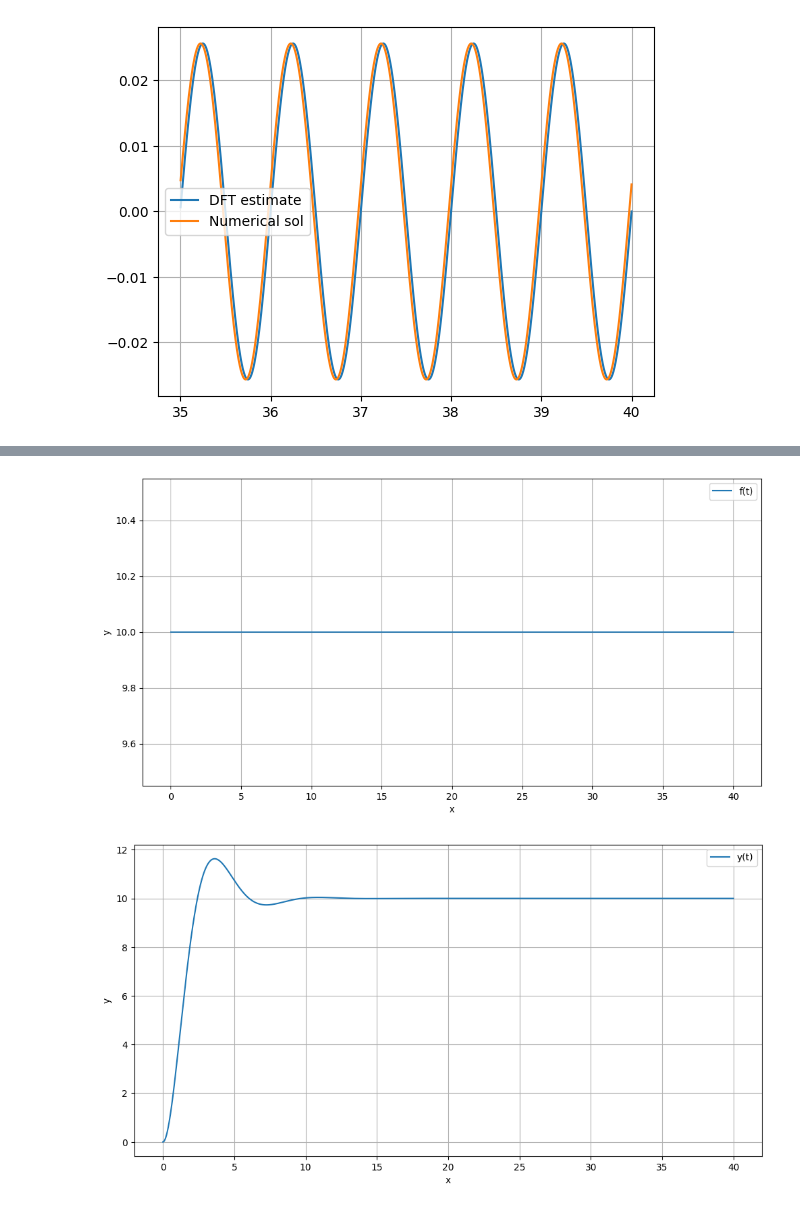
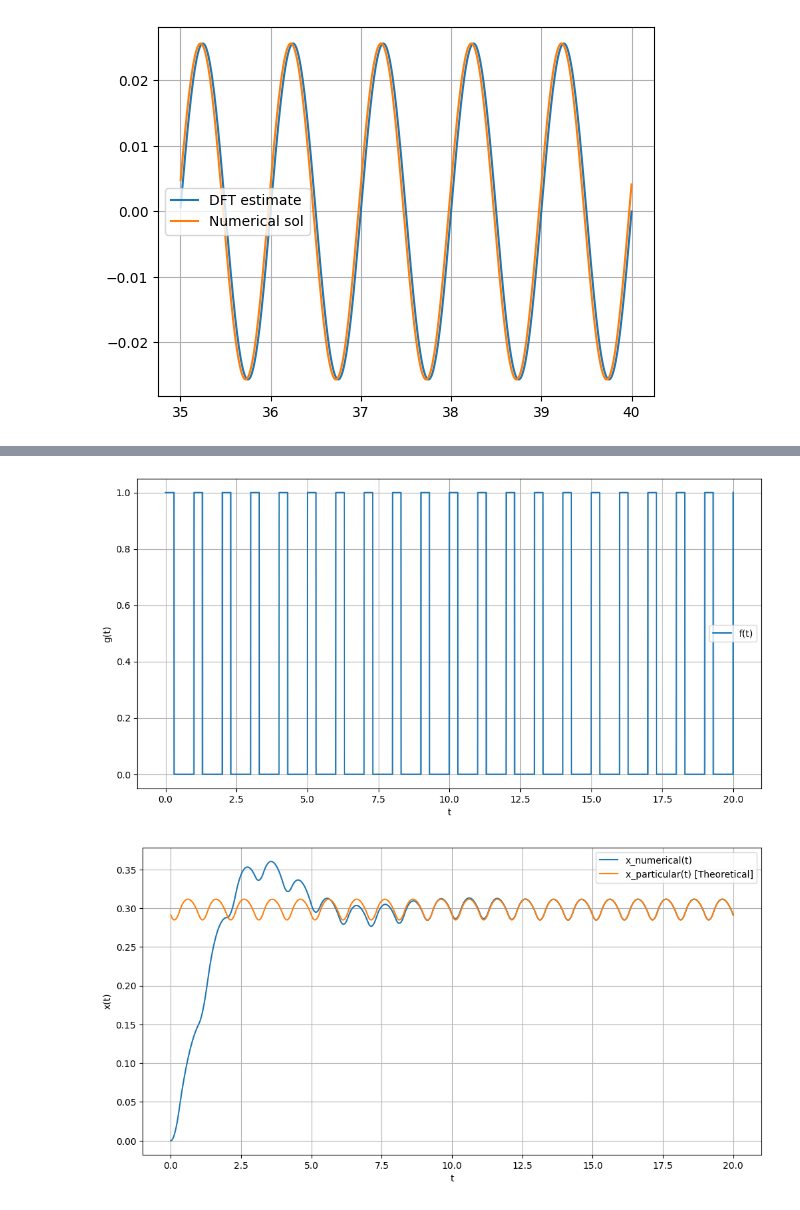
Before and after one commit to himanshutg/ODE_Project, a Jupyter notebook: week2.ipynb, the cells around one changed output, grey strips where cells are left out. Drawn from its saved outputs; the diff is of its cells as text; code cells hidden in the pictures.

```diff
--- a/week2.ipynb
+++ b/week2.ipynb
@@ -136,7 +139,7 @@ t_array = np.linspace(x0, x1, num_points + 1)
 # Theoretical solution
 # y(t) = alpha * sin(2*pi*t) + beta * cos(2*pi*t) + e^(-t/2)(c1*sin(sqrt(3)/2*t) + c2 cos(sqrt(3)/2*t))
 alpha = (4*np.pi**2 - 1)/(4*np.pi**2 + (1-4*np.pi**2)**2)
-beta = (-2*np.pi)/(4*np.pi**2 + (1-4*np.pi**2)**2)
+beta = (2*np.pi)/(4*np.pi**2 + (1-4*np.pi**2)**2)
 c2 = - beta
 c1 = - (4 * np.pi / np.sqrt(3)) * alpha - beta / np.sqrt(3)
 print("alpha = ",alpha)
@@ -287,26 +359,23 @@ plt.show()
 # %%
-def g(x, c_ = 10):
-    return c_
-
 y_array = equation_solver(x0, x1, num_points, Y0, N)
 
 plt.figure(figsize=(12, 6))
 plt.plot(t_array, list(map(g,t_array)), label=f'f(t)')
-plt.xlabel('x')
-plt.ylabel('y')
+plt.xlabel('t')
+plt.ylabel('g(t)')
 plt.legend()
 plt.grid(True)
-plt.savefig('Report\\save_4.png')
 plt.show()
 
 plt.figure(figsize=(12, 6))
-plt.plot(t_array, y_array[0], label=f'y(t)')
-plt.xlabel('x')
-plt.ylabel('y')
+plt.plot(t_array, y_array[0], label=f'x_numerical(t)')
+plt.plot(t_array, xNp, label=f'x_particular(t) [Theoretical]')
+plt.xlabel('t')
+plt.ylabel('x(t)')
 plt.legend()
 plt.grid(True)
 plt.savefig('Report\\save_5.png')
 plt.show()
 # %% [output]
-[figure, old version]
+[figure, new version]
-[figure, old version]
+[figure, new version]
```
Also changed, not shown: parts of 14 cells of this notebook, 5 other files.
